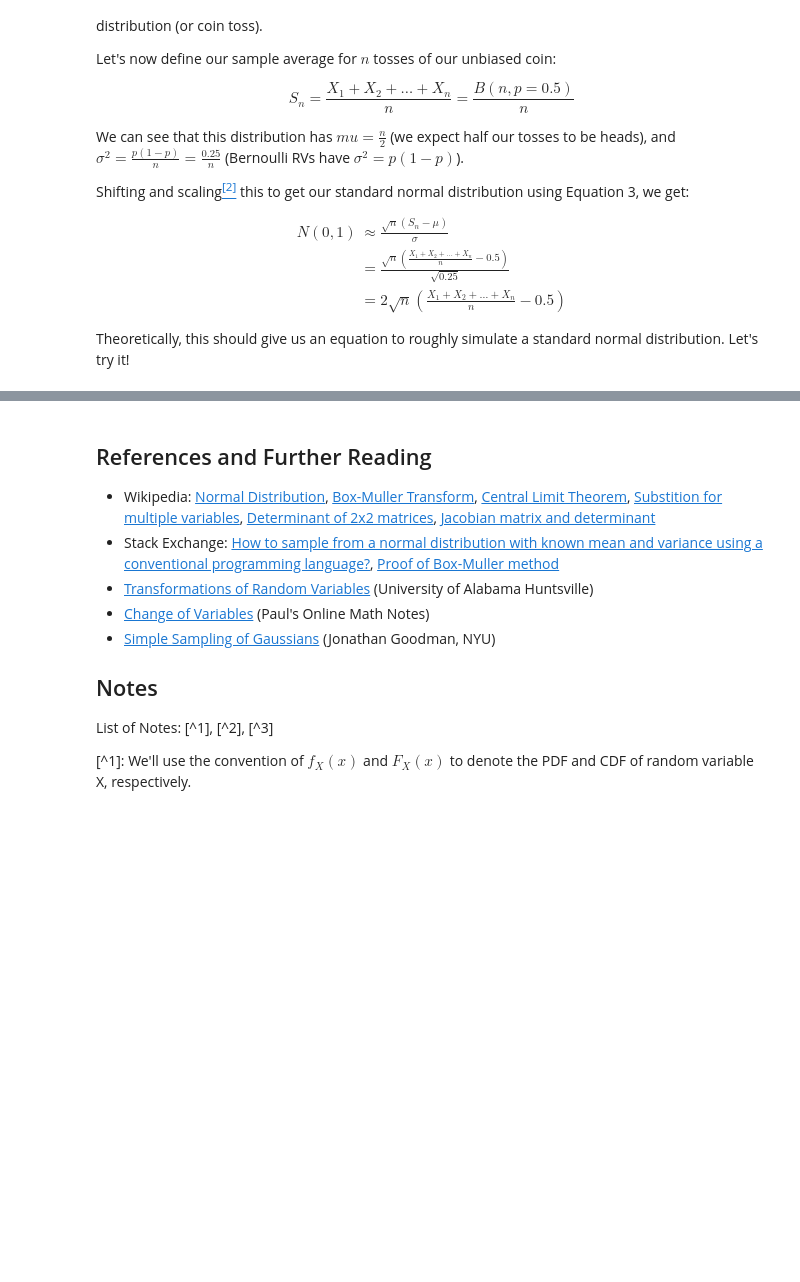
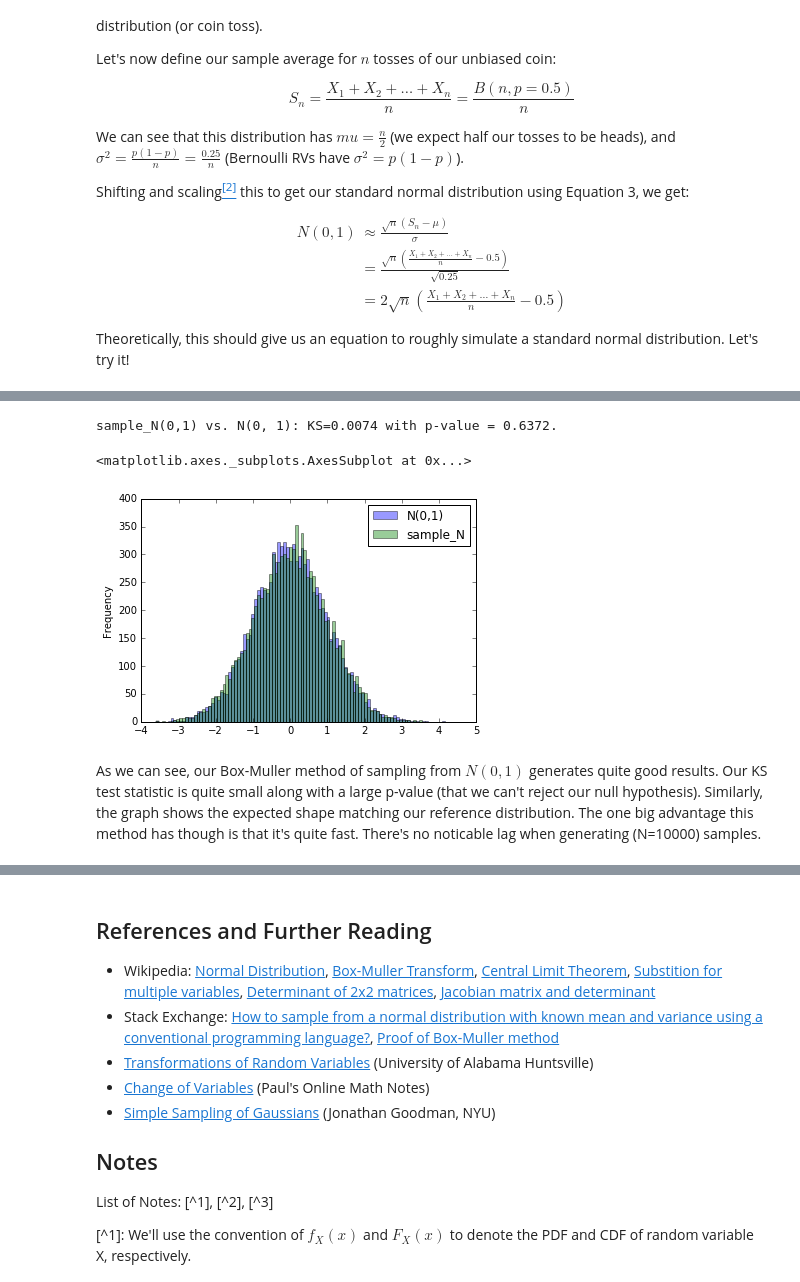
Before and after one commit to bjlkeng/bjlkeng.github.io, a Jupyter notebook: source/posts/sampling-from-a-normal-distribution.ipynb, the cells around one changed output, grey strips where cells are left out. Cells and saved outputs as stored; diff of their text form; code cells hidden in the pictures; blank space fills up the shorter version.

```diff
--- a/source/posts/sampling-from-a-normal-distribution.ipynb
+++ b/source/posts/sampling-from-a-normal-distribution.ipynb
@@ -231,0 +228,32 @@ Equation 16 shows that \\(X\\) and \\(Y\\) are independent each with PDF matchin
+# %%
+import sys
+N=10000
+random.seed(123)
+epsilon = sys.float_info.epsilon
+
+def box_muller():
+    # Avoid getting u == 0.0
+    u1, u2 = 0.0, 0.0
+    while u1 < epsilon or u2 < epsilon:
+        u1 = random.random()
+        u2 = random.random()
+
+    n1 = math.sqrt(-2 * math.log(u1)) * math.cos(2 * math.pi * u2)
+    n2 = math.sqrt(-2 * math.log(u1)) * math.sin(2 * math.pi * u2)
+    return n1, n2
+
+
+# Use KS to test
+samples = [box_muller()[0] for x in range(N)]
+test_stat, pvalue = stats.kstest(samples, 'norm', args=(0, 1), N=N)
+print("sample_N(0,1) vs. N(0, 1): KS=%.4f with p-value = %.4f." % (test_stat, pvalue))
+
+# Plot our samples against our reference distribution
+reference = [stats.norm.rvs() for x in range(N)]
+pd.DataFrame({'sample_N': samples, 'N(0,1)': reference}).plot(kind='hist', bins=100, alpha=0.4)
+# %% [output]
+sample_N(0,1) vs. N(0, 1): KS=0.0074 with p-value = 0.6372.
+<matplotlib.axes._subplots.AxesSubplot at 0x...>
+[figure, added]
+# %% [markdown]
+As we can see, our Box-Muller method of sampling from \\( N(0,1) \\) generates quite good results.  Our KS test statistic is quite small along with a large p-value (that we can't reject our null hypothesis).  Similarly, the graph shows the expected shape matching our reference distribution.  The one big advantage this method has though is that it's quite fast.  There's no noticable lag when generating \(N=10000\) samples.
```
Also changed, not shown: parts of 7 cells of this notebook.
